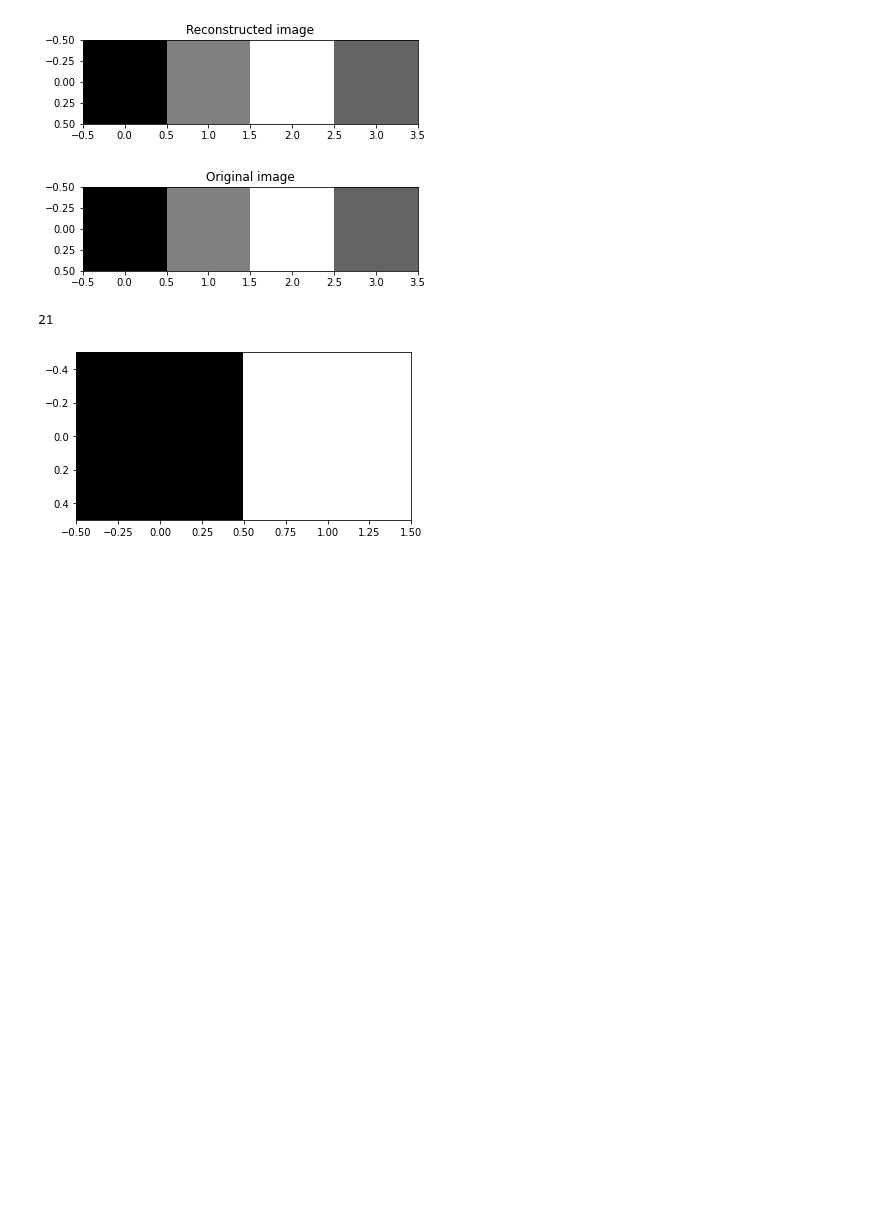
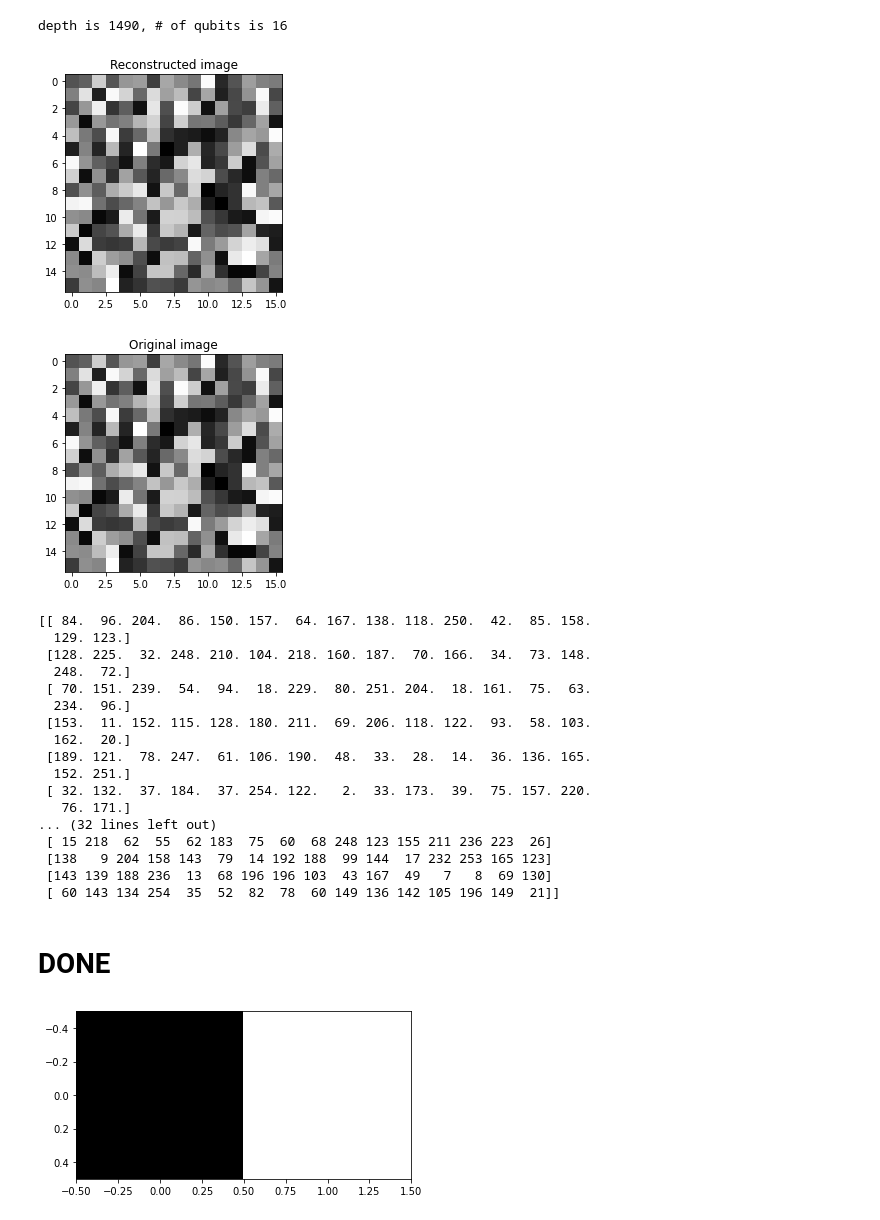
Before and after one commit to UralmashFox/QPI, a Jupyter notebook: QIP/Encoding/GQIR.ipynb, the cells around one changed output. Drawn from its saved outputs; the diff is of its cells as text; code cells hidden in the pictures; blank space fills up the shorter version.

```diff
--- a/QIP/Encoding/GQIR.ipynb
+++ b/QIP/Encoding/GQIR.ipynb
@@ -9,5 +10,4 @@ from qiskit.extensions import XGate
 # %%
-image = np.array([0, 128, 255, 100]).reshape(1,4)
+image = np.random.uniform(low=0, high=255, size=(16,16)).astype(int)
 plt.imshow(image, cmap = 'gray')
-plt.show()
 # %% [output]
@@ -88,34 +84,53 @@ qc.draw()
+# %%
+print("depth is {}, # of qubits is {}".format(qc.depth(), qc.num_qubits))
+# %% [output]
+depth is 1490, # of qubits is 16
 # %%
 aer_sim = Aer.get_backend('aer_simulator')
 t_qc_image = transpile(qc, aer_sim)
-qobj = assemble(t_qc_image, shots=10000)
+qobj = assemble(t_qc_image, shots=80000)
 job_neqr = aer_sim.run(qobj)
 result_neqr = job_neqr.result()
 counts_neqr = result_neqr.get_counts()
-# plot_histogram(counts_neqr)
-# plt.show()
+counts_neqr = (["".join(list(reversed(c))) for c in counts_neqr])
 # %%
 out_pixels = []
 for item in counts_neqr:
-    out_pixels.append((int(item[0:color.size], 2), int(item[color.size:],2)))
-out_image = np.zeros((len(image.flatten(),)))
+    out_pixels.append((int(item[0:x], 2), int(item[x:x+y],2), int(item[-q:],2)))
+out_image = np.zeros(image.shape)
 for pixel in out_pixels:
-    if pixel[1]<out_image.shape[0]:
-        out_image[pixel[1]] = pixel[0]
-out_image = np.reshape(out_image, (image.shape))
+    if pixel[0]<out_image.shape[0]:
+        if pixel[1]<out_image.shape[1]:
+            out_image[pixel[0], pixel[1]] = pixel[2]
 plt.imshow(out_image, cmap = 'gray')
 plt.title('Reconstructed image')
 plt.show()
 plt.imshow(image, cmap = 'gray')
 plt.title('Original image')
 plt.show()
+print(out_image, '\n', image)
 # %% [output]
-[figure, old version]
+[figure, new version]
-[figure, old version]
+[figure, new version]
+[[ 84.  96. 204.  86. 150. 157.  64. 167. 138. 118. 250.  42.  85. 158.
+  129. 123.]
+ [128. 225.  32. 248. 210. 104. 218. 160. 187.  70. 166.  34.  73. 148.
+  248.  72.]
+ [ 70. 151. 239.  54.  94.  18. 229.  80. 251. 204.  18. 161.  75.  63.
+  234.  96.]
+ [153.  11. 152. 115. 128. 180. 211.  69. 206. 118. 122.  93.  58. 103.
+  162.  20.]
+ [189. 121.  78. 247.  61. 106. 190.  48.  33.  28.  14.  36. 136. 165.
+  152. 251.]
+ [ 32. 132.  37. 184.  37. 254. 122.   2.  33. 173.  39.  75. 157. 220.
+   76. 171.]
+... (32 lines left out)
+ [ 15 218  62  55  62 183  75  60  68 248 123 155 211 236 223  26]
+ [138   9 204 158 143  79  14 192 188  99 144  17 232 253 165 123]
+ [143 139 188 236  13  68 196 196 103  43 167  49   7   8  69 130]
+ [ 60 143 134 254  35  52  82  78  60 149 136 142 105 196 149  21]]
-# %%
-print(qc.depth())
-# %% [output]
-21
+# %% [markdown]
+# DONE
 # %%
 image = np.array([0,1]).reshape(1,2)
 color_bit_range = 1
```
Also changed, not shown: parts of 7 cells of this notebook.
